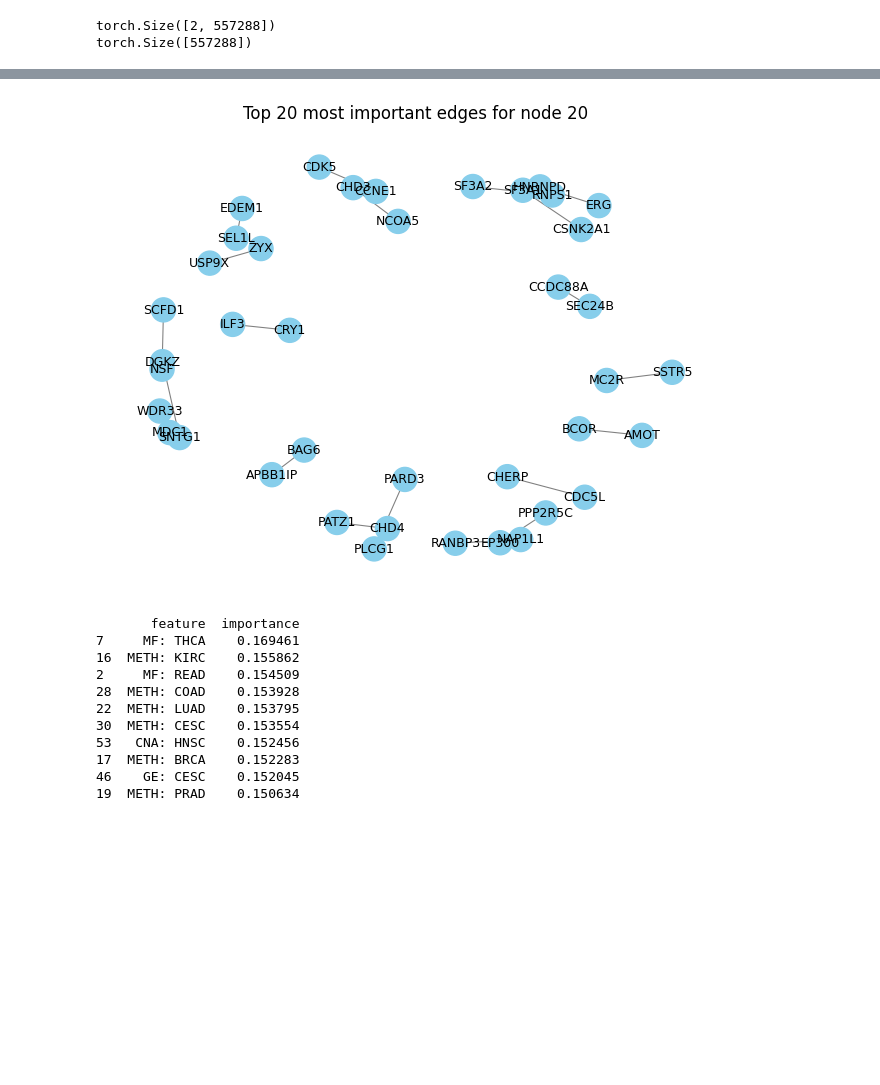
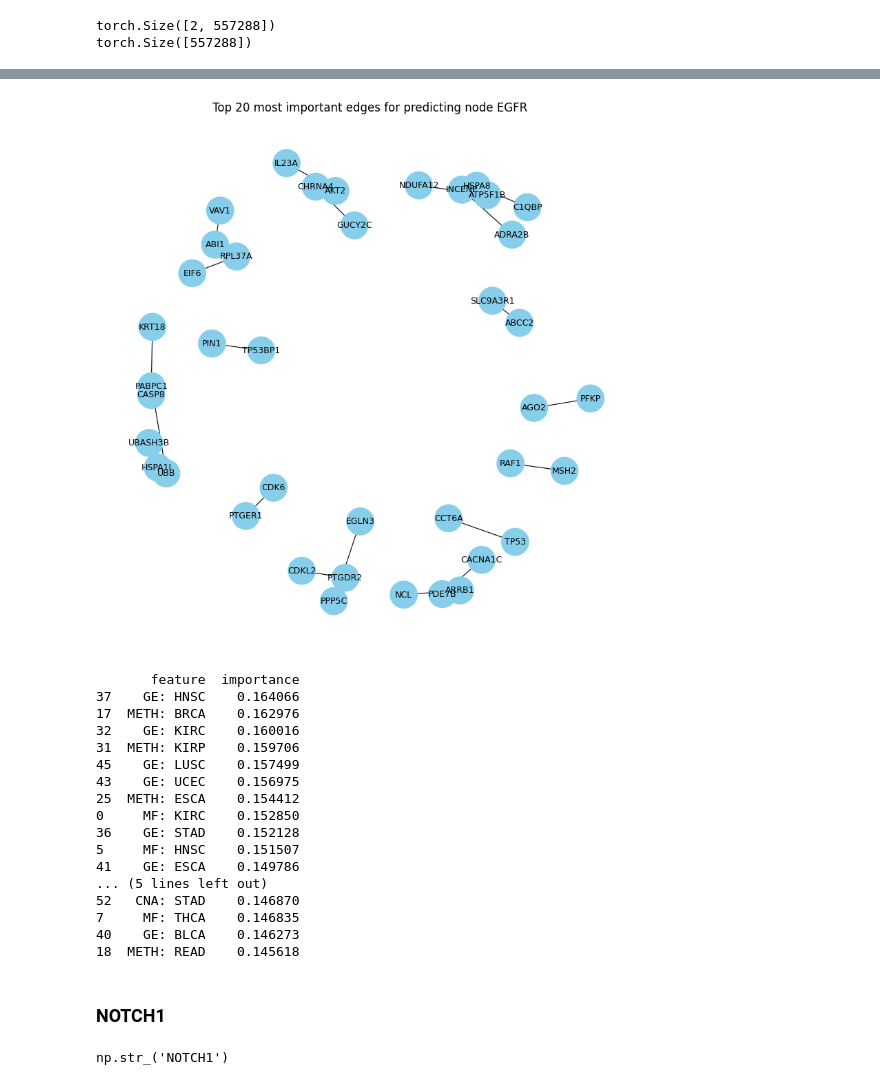
Before and after one commit to martina-occhetta/MORGaN, a Jupyter notebook: notebooks/06_explainer.ipynb, the cells around one changed output, grey strips where cells are left out. Drawn from its saved outputs; the diff is of its cells as text; code cells hidden in the pictures; blank space fills up the shorter version.

Commit message:
update code to run experiments in one line

```diff
--- a/notebooks/06_explainer.ipynb
+++ b/notebooks/06_explainer.ipynb
@@ -151,7 +157,7 @@ torch.Size([557288])
 # ----------------------
 # Explanation with GNNExplainer (using the classification head)
 # ----------------------
-node_idx = 20  # The node you want to explain
+node_idx = 18  # The node you want to explain
 
 # Wrap your model with the modified GNNExplainer:
 explainer = GNNExplainer(encoder, epochs=200, lr=0.01, num_hops=2)
@@ -201,27 +203,28 @@ pos = nx.spring_layout(G, seed=42, k=0.5)  # or kamada_kawai_layout, etc.
 idx2gene = { i: name for i, name in enumerate(graph.name) }
 # %%
 # node sizes: you could size them all equally, or proportional
-node_sizes = [300 for _ in G.nodes()]
+node_sizes = [800 for _ in G.nodes()]
 
 # edge widths: use the mask scores of those top-K edges
 edge_scores = edge_mask[topk].cpu().numpy()
 edge_widths = edge_scores * 5  # scale factor for visibility
 
-plt.figure(figsize=(8,6))
+plt.figure(figsize=(10,10))
 nx.draw_networkx_nodes(G, pos,
                        node_size=node_sizes,
                        node_color='skyblue')
 nx.draw_networkx_edges(G, pos,
                        width=edge_widths,
-                       edge_color='gray')
+                       edge_color='black')
 nx.draw_networkx_labels(G, pos,
                        labels={n: idx2gene[n] for n in G.nodes()},
                        font_size=9)
-plt.title(f"Top {K} most important edges for node {node_idx}")
+plt.title(f"Top {K} most important edges for predicting node EGFR")
 plt.axis('off')
+plt.savefig(f"../figures/top_{K}_edges_EGFR.png", dpi=300, bbox_inches='tight')
 plt.show()
 # %% [output]
-[figure, old version]
+[figure, new version]
 # %%
 feature_names = ['MF: KIRC', 'MF: BRCA', 'MF: READ', 'MF: PRAD', 'MF: STAD',
        'MF: HNSC', 'MF: LUAD', 'MF: THCA', 'MF: BLCA', 'MF: ESCA',
@@ -251,16 +254,28 @@ df = pd.DataFrame({
     'feature': feature_names,   # e.g. ['expr', 'meth', 'mut', …]
     'importance': feat_imp
 }).sort_values('importance', ascending=False)
-print(df.head(10))
+print(df.head(20))
 # %% [output]
        feature  importance
-7     MF: THCA    0.169461
-16  METH: KIRC    0.155862
-2     MF: READ    0.154509
-28  METH: COAD    0.153928
-22  METH: LUAD    0.153795
-30  METH: CESC    0.153554
-53   CNA: HNSC    0.152456
-17  METH: BRCA    0.152283
-46    GE: CESC    0.152045
-19  METH: PRAD    0.150634
+37    GE: HNSC    0.164066
+17  METH: BRCA    0.162976
+32    GE: KIRC    0.160016
+31  METH: KIRP    0.159706
+45    GE: LUSC    0.157499
+43    GE: UCEC    0.156975
+25  METH: ESCA    0.154412
+0     MF: KIRC    0.152850
+36    GE: STAD    0.152128
+5     MF: HNSC    0.151507
+41    GE: ESCA    0.149786
+... (5 lines left out)
+52   CNA: STAD    0.146870
+7     MF: THCA    0.146835
+40    GE: BLCA    0.146273
+18  METH: READ    0.145618
+# %% [markdown]
+### **NOTCH1**
+# %%
+graph.name[473]
+# %% [output]
+np.str_('NOTCH1')
```
Also changed, not shown: parts of 25 cells of this notebook, 37 other files.
